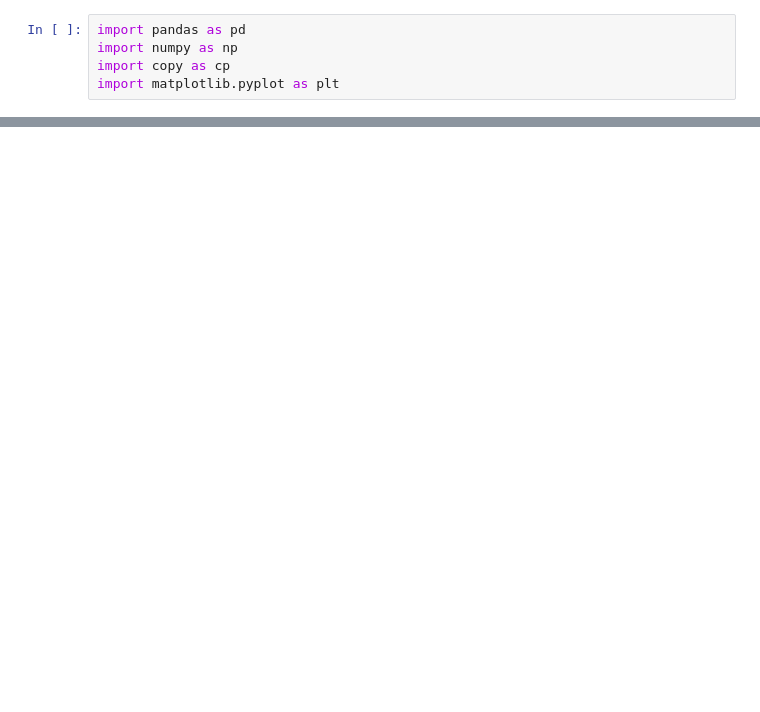
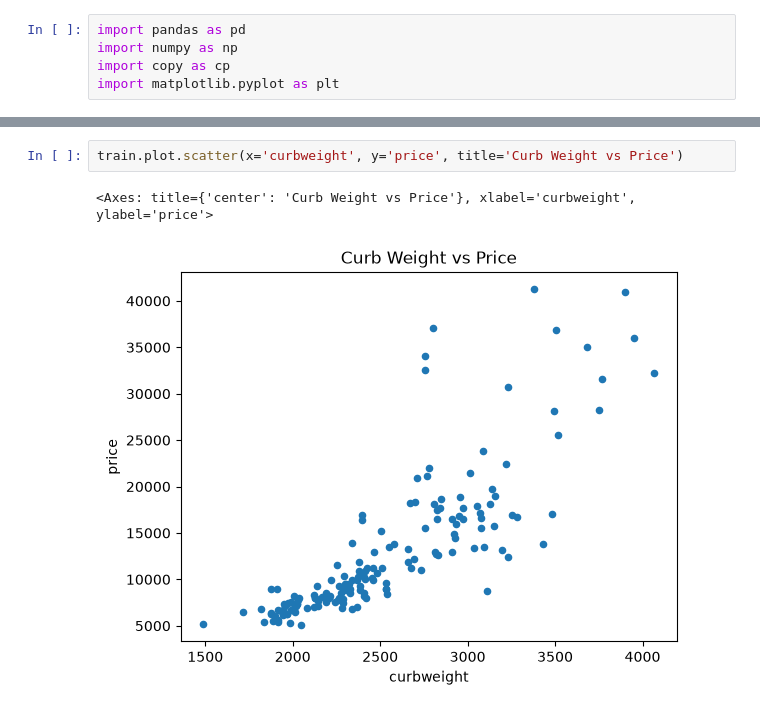
Before and after one commit to ShreyasRoy72/MRM-TaskPhase, a Jupyter notebook: LinearRegressionTask6.ipynb, the cells around one changed output, grey strips where cells are left out. Saved outputs shown, nothing was run; the diff lists cells and outputs as text; blank space fills up the shorter version.

```diff
--- a/LinearRegressionTask6.ipynb
+++ b/LinearRegressionTask6.ipynb
@@ -16,0 +24,5 @@ train = pd.get_dummies(train, columns = ['symboling','carCompany','fueltype','as
+# %%
+train.plot.scatter(x='curbweight', y='price', title='Curb Weight vs Price')
+# %% [output]
+<Axes: title={'center': 'Curb Weight vs Price'}, xlabel='curbweight', ylabel='price'>
+[figure, added]
```
Also changed, not shown: parts of 14 cells of this notebook, 1 other file.
